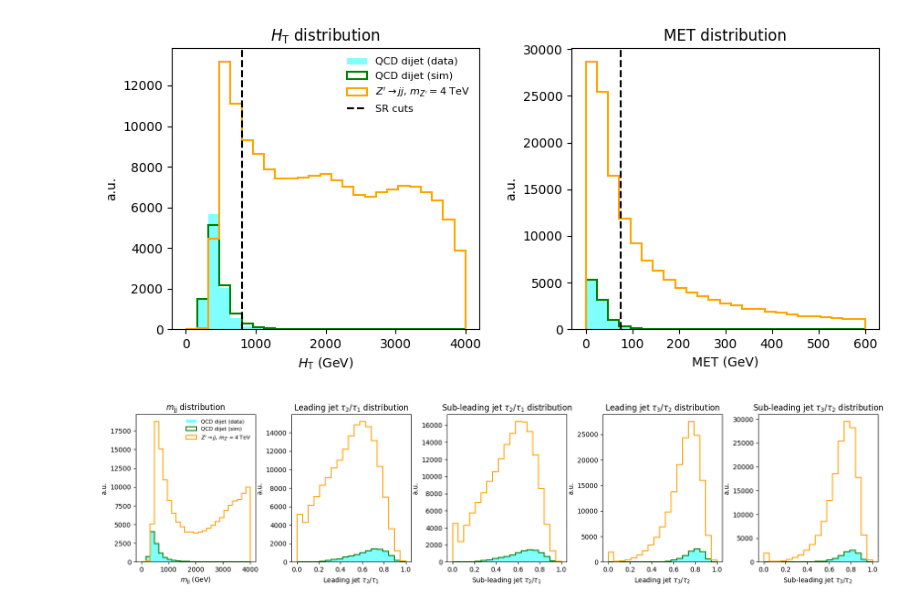
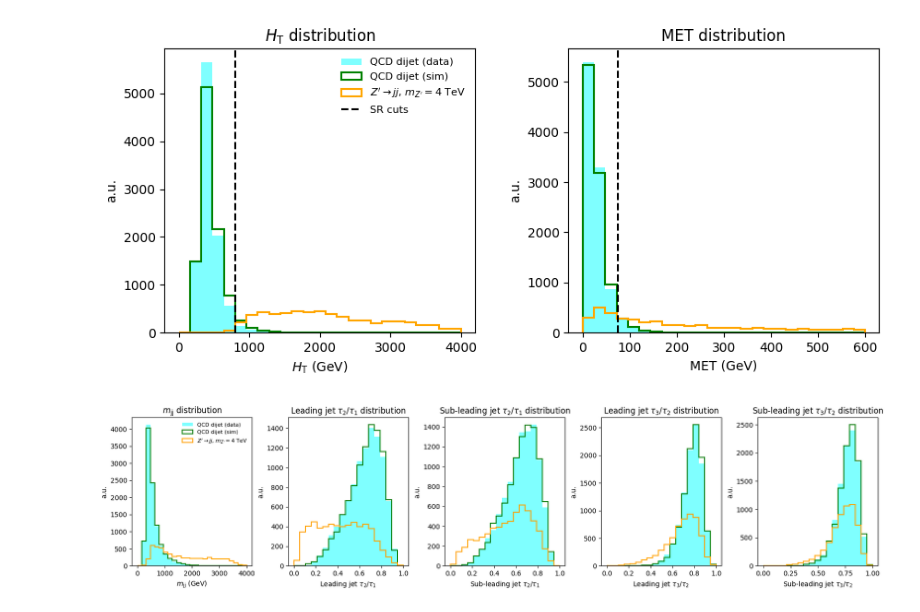
Before and after one commit to sherkaicode/HEP_ML, a Jupyter notebook: Non-Resonant AD Extrapolation Repo/working_dir/check_samples/Analysis.ipynb, the cells around one changed output. Drawn from its saved outputs; the diff is of its cells as text; code cells hidden in the pictures.

```diff
--- a/Non-Resonant AD Extrapolation Repo/working_dir/check_samples/Analysis.ipynb
+++ b/Non-Resonant AD Extrapolation Repo/working_dir/check_samples/Analysis.ipynb
@@ -40,10 +40,11 @@ def unit_map():
 def ind(variables, name):
     return np.where(variables == name)[0][0]
 # %%
-variables, sig = load_samples("../samples/sig_samples/signal_1mil_ZD.txt")
+variables, sig = load_samples("../samples/sig_samples/signal_inputs_rinv13_delphes_card.txt")
 # variables, sig = load_samples("../samples/sig_samples/rinv13_13TeV.txt")
 _, data_bg = load_samples("../samples/qcd_data_samples/qcd_0.txt")
 _, mc_bg = load_samples("../samples/qcd_mc_samples/qcd_0.txt")
+
 
 labels_list = [r"$Z' \to jj$, $m_{Z'} = 4$ TeV", "QCD dijet (data)", "QCD dijet (sim)"]
 
@@ -62,34 +63,34 @@ for i, x in enumerate(['ht', 'met']):
 
     title = f"{names[x]} distribution"
     xlabel = f"{names[x]} {units[x]}"
 
     # Define bins
     if x == 'ht':
         bins = np.linspace(0, 4000, 26)
     elif x == 'met':
         bins = np.linspace(0, 600, 26)
 
     # Plot data
     axs[i].hist(bkg_x, bins=bins, label=labels_list[1], histtype='stepfilled', color='cyan', alpha=0.5)
     axs[i].hist(mc_x, bins=bins, label=labels_list[2], histtype='step', color='green', linewidth=1.5)
     axs[i].hist(sig_x, bins=bins, label=labels_list[0], histtype='step', color='orange', linewidth=1.5)
 
     axs[i].set_title(title, fontsize=12)
     axs[i].set_xlabel(xlabel, fontsize=10)
     axs[i].set_ylabel("a.u.", fontsize=10)
 
     # Add SR cut lines (adjust for each plot accordingly)
     if x == 'ht':
         axs[i].axvline(x=800, color='black', linestyle='--', label="SR cuts")
     elif x == 'met':
         axs[i].axvline(x=75, color='black', linestyle='--')
 
 # Add legend to one of the plots and position it outside
 axs[0].legend(loc='upper right', fontsize=8, frameon=False)
 
 plt.show()
 # %% [output]
-[figure, old version]
+[figure, new version]
 # %%
 fig, axs = plt.subplots(1, 5, figsize=(20, 4))  # Adjust the number of columns for more subplots
 plt.subplots_adjust(wspace=0.3)  # Adjust spacing between plots
@@ -131,4 +132,4 @@ axs[0].legend(loc='upper right', fontsize=8, frameon=False)
 
 plt.show()
 # %% [output]
-[figure, old version]
+[figure, new version]
```
Also changed, not shown: parts of 4 cells of this notebook, 9 other files.
